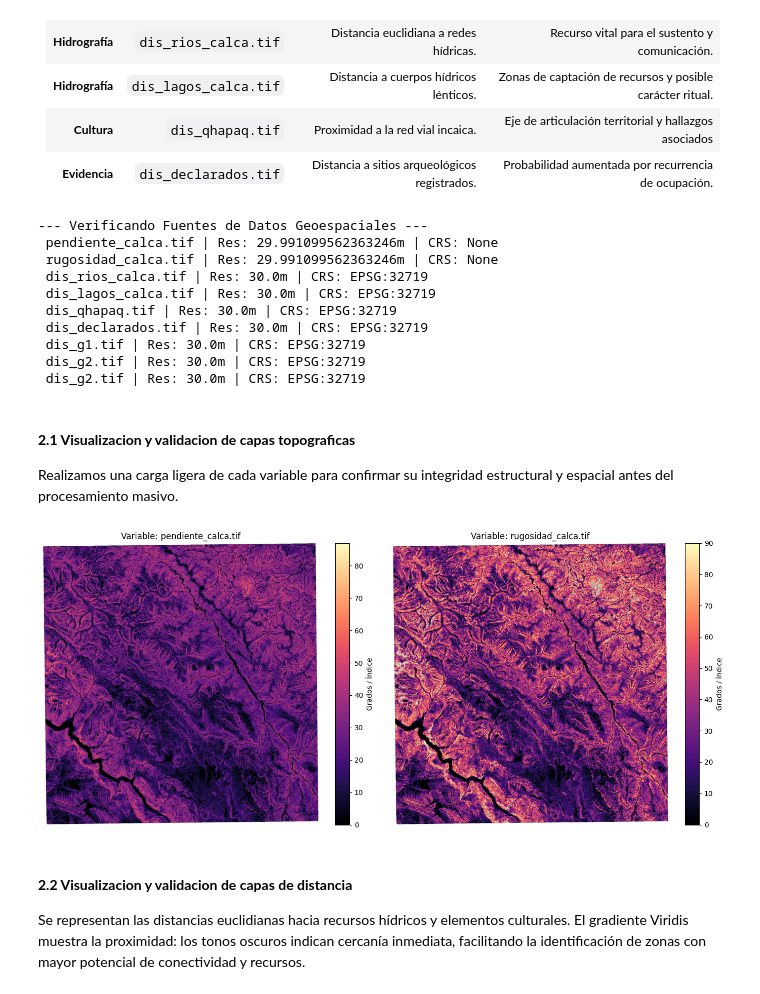
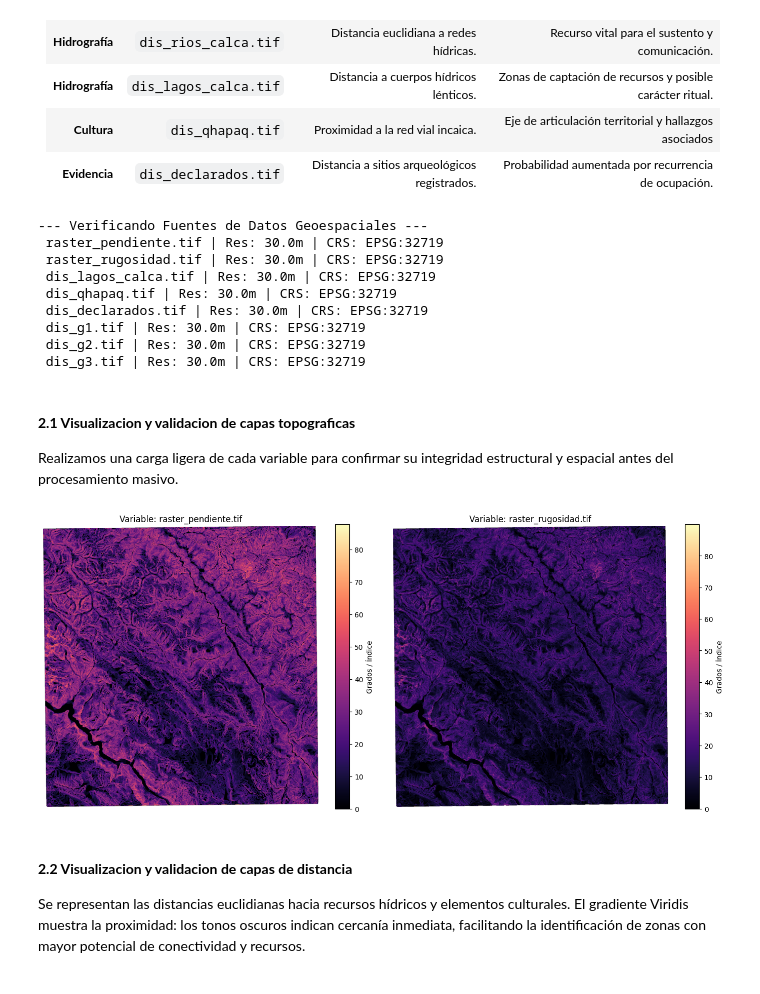
Before and after one commit to iAmMazapan/arqueologia-predictiva, a Jupyter notebook: notebooks/01_Data_Extraction_and_Preprocessing.ipynb, the cells around one changed output. Cells and saved outputs as stored; diff of their text form; code cells hidden in the pictures.

```diff
--- a/notebooks/01_Data_Extraction_and_Preprocessing.ipynb
+++ b/notebooks/01_Data_Extraction_and_Preprocessing.ipynb
@@ -50,15 +54,14 @@ Para garantizar la validez del modelo predictivo, se han seleccionado variables
 # %%
 # Lista de archivos basada en tu tabla de variables
 archivos_raster = [
-    '../data/raw/pendiente_calca.tif',
-    '../data/raw/rugosidad_calca.tif',
-    '../data/raw/dis_rios_calca.tif',
-    '../data/raw/dis_lagos_calca.tif',
-    '../data/raw/dis_qhapaq.tif',
-    '../data/raw/dis_declarados.tif',
-    '../data/raw/dis_g1.tif',
-    '../data/raw/dis_g2.tif',
-    '../data/raw/dis_g2.tif'
+    '../data/processed/raster_pendiente.tif',
+    '../data/processed/raster_rugosidad.tif',
+    '../data/processed/dis_lagos_calca.tif',
+    '../data/processed/dis_qhapaq.tif',
+    '../data/processed/dis_declarados.tif',
+    '../data/processed/dis_g1.tif',
+    '../data/processed/dis_g2.tif',
+    '../data/processed/dis_g3.tif'
 ]
 
 print("--- Verificando Fuentes de Datos Geoespaciales ---")
@@ -72,39 +75,38 @@ for ruta in archivos_raster:
         print(f"ADVERTENCIA: No se encontró el archivo en: {ruta}")
 # %% [output]
 --- Verificando Fuentes de Datos Geoespaciales ---
- pendiente_calca.tif | Res: 29.991099562363246m | CRS: None
- rugosidad_calca.tif | Res: 29.991099562363246m | CRS: None
- dis_rios_calca.tif | Res: 30.0m | CRS: EPSG:32719
+ raster_pendiente.tif | Res: 30.0m | CRS: EPSG:32719
+ raster_rugosidad.tif | Res: 30.0m | CRS: EPSG:32719
  dis_lagos_calca.tif | Res: 30.0m | CRS: EPSG:32719
  dis_qhapaq.tif | Res: 30.0m | CRS: EPSG:32719
  dis_declarados.tif | Res: 30.0m | CRS: EPSG:32719
  dis_g1.tif | Res: 30.0m | CRS: EPSG:32719
  dis_g2.tif | Res: 30.0m | CRS: EPSG:32719
- dis_g2.tif | Res: 30.0m | CRS: EPSG:32719
+ dis_g3.tif | Res: 30.0m | CRS: EPSG:32719
 # %% [markdown]
 #### **2.1 Visualizacion y validacion de capas topograficas**
 Realizamos una carga ligera de cada variable para confirmar su integridad estructural y espacial antes del procesamiento masivo.
 # %%
 # Definimos las capas topográficas
-capas_topografia = ['../data/raw/pendiente_calca.tif', '../data/raw/rugosidad_calca.tif']
+capas_topografia = ['../data/processed/raster_pendiente.tif', '../data/processed/raster_rugosidad.tif']
 
 fig, axes = plt.subplots(1, 2, figsize=(14, 6))
 
 for i, ruta in enumerate(capas_topografia):
     with rasterio.open(ruta) as src:
         data = src.read(1)
         # Filtramos valores fuera de rango para recuperar el relieve
         data_filtrada = np.where((data < 0) | (data > 90), np.nan, data)
 
         im = axes[i].imshow(data_filtrada, cmap='magma')
         plt.colorbar(im, ax=axes[i], label='Grados / Índice')
         axes[i].set_title(f"Variable: {os.path.basename(ruta)}")
         axes[i].axis('off')
 
 plt.tight_layout()
 plt.show()
 # %% [output]
-[figure, old version]
+[figure, new version]
 # %% [markdown]
 #### **2.2 Visualizacion y validacion de capas de distancia**
 Se representan las distancias euclidianas hacia recursos hídricos y elementos culturales. El gradiente Viridis muestra la proximidad: los tonos oscuros indican cercanía inmediata, facilitando la identificación de zonas con mayor potencial de conectividad y recursos.
```
Also changed, not shown: parts of 11 cells of this notebook.
